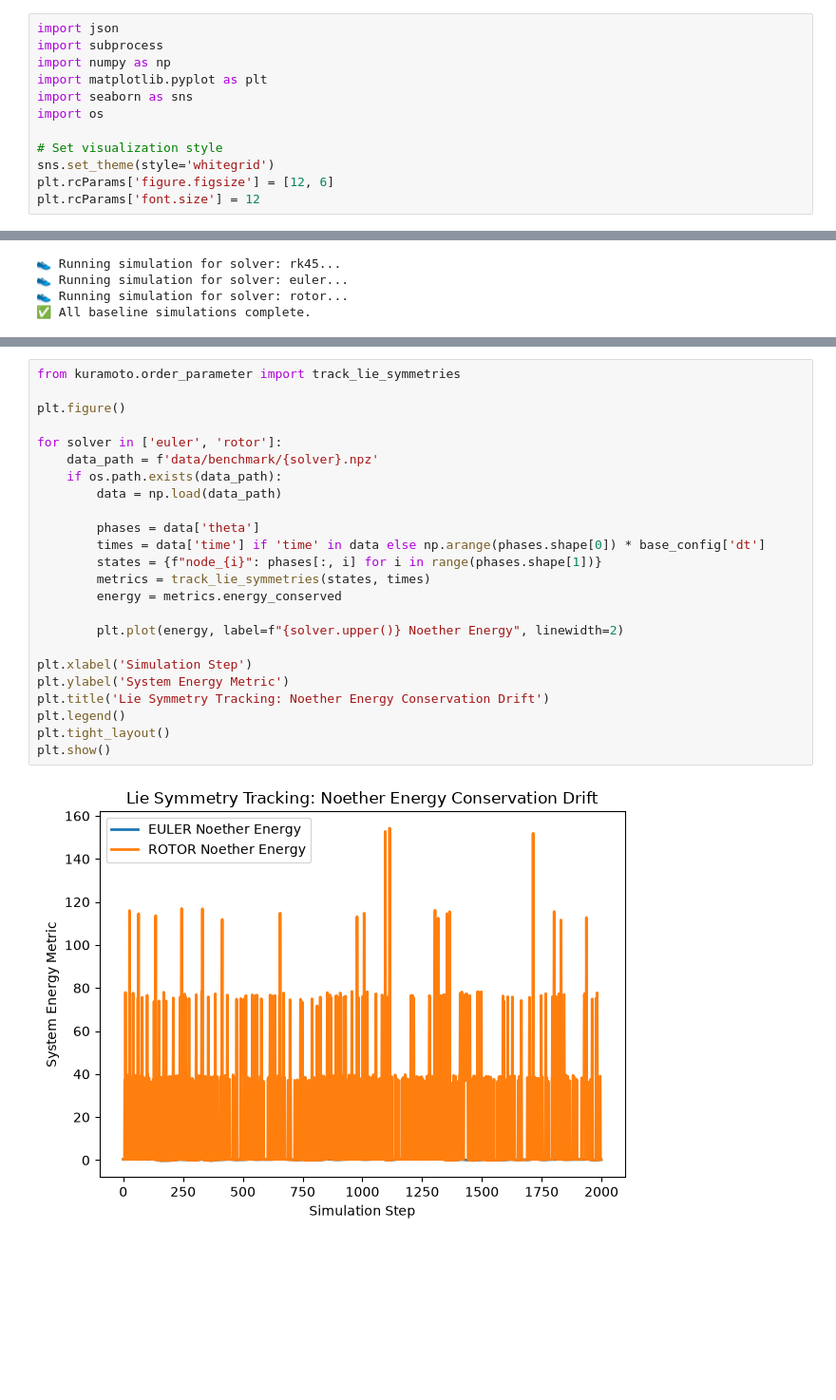
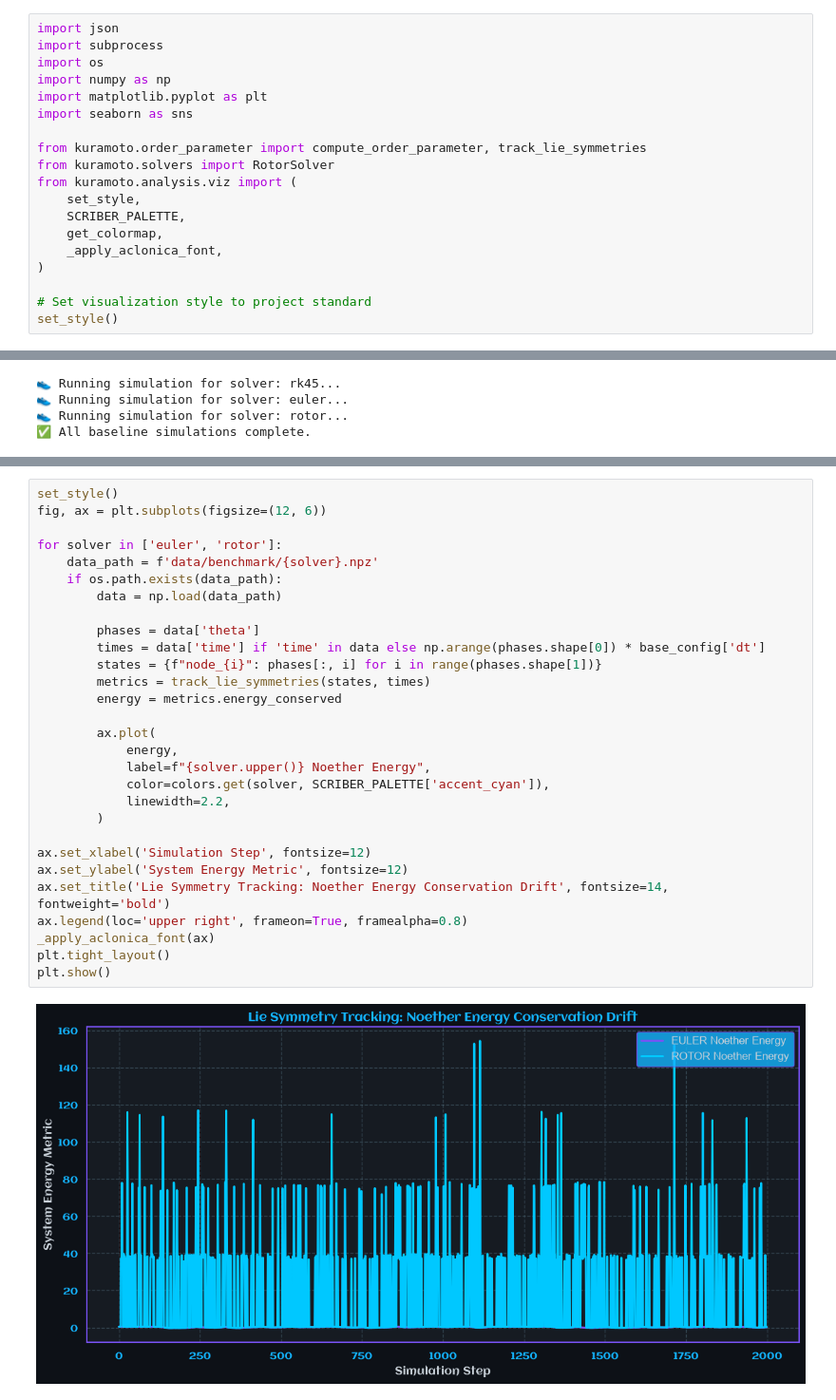
Before and after one commit to Scriber-Labs/kuramoto-benchmark-suite, a Jupyter notebook: examples/notebooks/demo-3.ipynb, the cells around one changed output, grey strips where cells are left out. Shown at 95% size. Cells and saved outputs as stored; diff of their text form; blank space fills up the shorter version.

```diff
--- a/examples/notebooks/demo-3.ipynb
+++ b/examples/notebooks/demo-3.ipynb
@@ -4,13 +4,20 @@ This notebook  automates the validation process for the `Kuramoto Benchmark Suit
 # %%
 import json
 import subprocess
+import os
 import numpy as np
 import matplotlib.pyplot as plt
 import seaborn as sns
-import os
 
-# Set visualization style
-sns.set_theme(style='whitegrid')
-plt.rcParams['figure.figsize'] = [12, 6]
-plt.rcParams['font.size'] = 12
+from kuramoto.order_parameter import compute_order_parameter, track_lie_symmetries
+from kuramoto.solvers import RotorSolver
+from kuramoto.analysis.viz import (
+    set_style,
+    SCRIBER_PALETTE,
+    get_colormap,
+    _apply_aclonica_font,
+)
+
+# Set visualization style to project standard
+set_style()
 # %% [markdown]
@@ -92,26 +113,31 @@ Analyze the metadata `.json` generated by the framework's symmetry-tracking mode
 # %%
-from kuramoto.order_parameter import track_lie_symmetries
-
-plt.figure()
+set_style()
+fig, ax = plt.subplots(figsize=(12, 6))
 
 for solver in ['euler', 'rotor']:
     data_path = f'data/benchmark/{solver}.npz'
     if os.path.exists(data_path):
         data = np.load(data_path)
 
         phases = data['theta']
         times = data['time'] if 'time' in data else np.arange(phases.shape[0]) * base_config['dt']
         states = {f"node_{i}": phases[:, i] for i in range(phases.shape[1])}
         metrics = track_lie_symmetries(states, times)
         energy = metrics.energy_conserved
 
-        plt.plot(energy, label=f"{solver.upper()} Noether Energy", linewidth=2)
+        ax.plot(
+            energy,
+            label=f"{solver.upper()} Noether Energy",
+            color=colors.get(solver, SCRIBER_PALETTE['accent_cyan']),
+            linewidth=2.2,
+        )
 
-plt.xlabel('Simulation Step')
-plt.ylabel('System Energy Metric')
-plt.title('Lie Symmetry Tracking: Noether Energy Conservation Drift')
-plt.legend()
+ax.set_xlabel('Simulation Step', fontsize=12)
+ax.set_ylabel('System Energy Metric', fontsize=12)
+ax.set_title('Lie Symmetry Tracking: Noether Energy Conservation Drift', fontsize=14, fontweight='bold')
+ax.legend(loc='upper right', frameon=True, framealpha=0.8)
+_apply_aclonica_font(ax)
 plt.tight_layout()
 plt.show()
 # %% [output]
-[figure, old version]
+[figure, new version]
```
Also changed, not shown: parts of 10 cells of this notebook, 1 other file.
